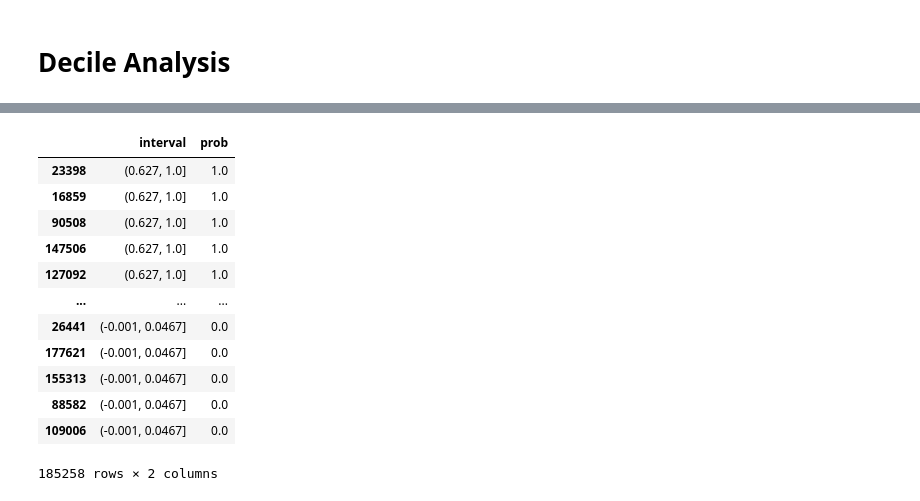
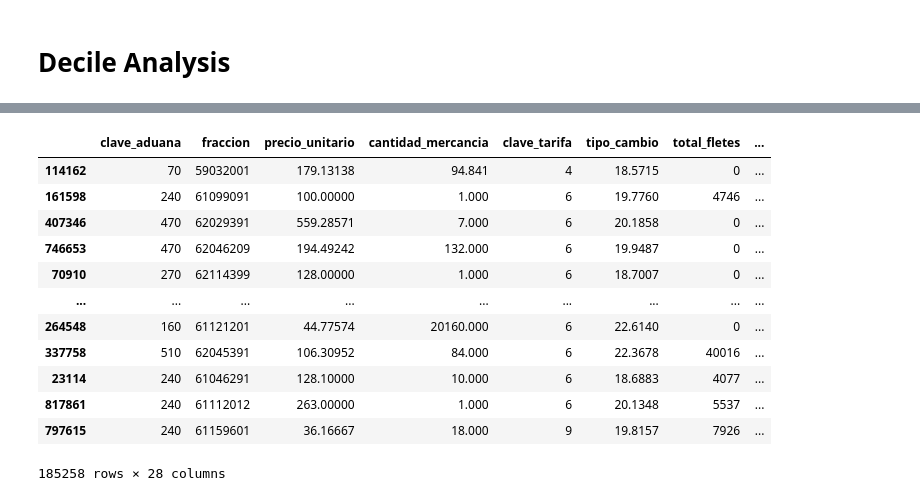
Before and after one commit to if722399/PAP-TensorFlow-Model, a Jupyter notebook: Weighted Class.ipynb, the cells around one changed output, grey strips where cells are left out. Cells and saved outputs as stored; diff of their text form; code cells hidden in the pictures.

```diff
--- a/Weighted Class.ipynb
+++ b/Weighted Class.ipynb
@@ -84,6 +84,7 @@ def make_model(metrics=METRICS, output_bias=None):
 # %%
 # Use a utility from sklearn to split and shuffle your dataset.
 train_df, test_df = train_test_split(data, test_size=0.2)
+test_df_for_heatmap = test_df.copy()
 train_df, val_df = train_test_split(train_df, test_size=0.2)
 # %%
 # Form np arrays of labels and features.
@@ -249,23 +251,17 @@ Categories (10, interval[float64, right]): [(-0.001, 0.0467] < (0.0467, 0.068] <
-# %%
-z = pd.DataFrame(
-    data = {
-        "interval": x,
-        "prob": test_predictions_weighted
-    }
-).sort_values(by = "prob")[::-1]
-z
-# %% [output]
-|  | interval | prob |
-| 23398 | (0.627, 1.0] | 1.0 |
-| 16859 | (0.627, 1.0] | 1.0 |
-| 90508 | (0.627, 1.0] | 1.0 |
-| 147506 | (0.627, 1.0] | 1.0 |
-| 127092 | (0.627, 1.0] | 1.0 |
-| ... | ... | ... |
-| 26441 | (-0.001, 0.0467] | 0.0 |
-| 177621 | (-0.001, 0.0467] | 0.0 |
-| 155313 | (-0.001, 0.0467] | 0.0 |
-| 88582 | (-0.001, 0.0467] | 0.0 |
-| 109006 | (-0.001, 0.0467] | 0.0 |
-185258 rows × 2 columns
+# %%
+test_df_for_heatmap
+# %% [output]
+|  | clave_aduana | fraccion | precio_unitario | cantidad_mercancia | clave_tarifa | tipo_cambio | total_fletes | ... |
+| 114162 | 70 | 59032001 | 179.13138 | 94.841 | 4 | 18.5715 | 0 | ... |
+| 161598 | 240 | 61099091 | 100.00000 | 1.000 | 6 | 19.7760 | 4746 | ... |
+| 407346 | 470 | 62029391 | 559.28571 | 7.000 | 6 | 20.1858 | 0 | ... |
+| 746653 | 470 | 62046209 | 194.49242 | 132.000 | 6 | 19.9487 | 0 | ... |
+| 70910 | 270 | 62114399 | 128.00000 | 1.000 | 6 | 18.7007 | 0 | ... |
+| ... | ... | ... | ... | ... | ... | ... | ... | ... |
+| 264548 | 160 | 61121201 | 44.77574 | 20160.000 | 6 | 22.6140 | 0 | ... |
+| 337758 | 510 | 62045391 | 106.30952 | 84.000 | 6 | 22.3678 | 40016 | ... |
+| 23114 | 240 | 61046291 | 128.10000 | 10.000 | 6 | 18.6883 | 4077 | ... |
+| 817861 | 240 | 61112012 | 263.00000 | 1.000 | 6 | 20.1348 | 5537 | ... |
+| 797615 | 240 | 61159601 | 36.16667 | 18.000 | 9 | 19.8157 | 7926 | ... |
+185258 rows × 28 columns
 # %%
```
Also changed, not shown: parts of 18 cells of this notebook.
